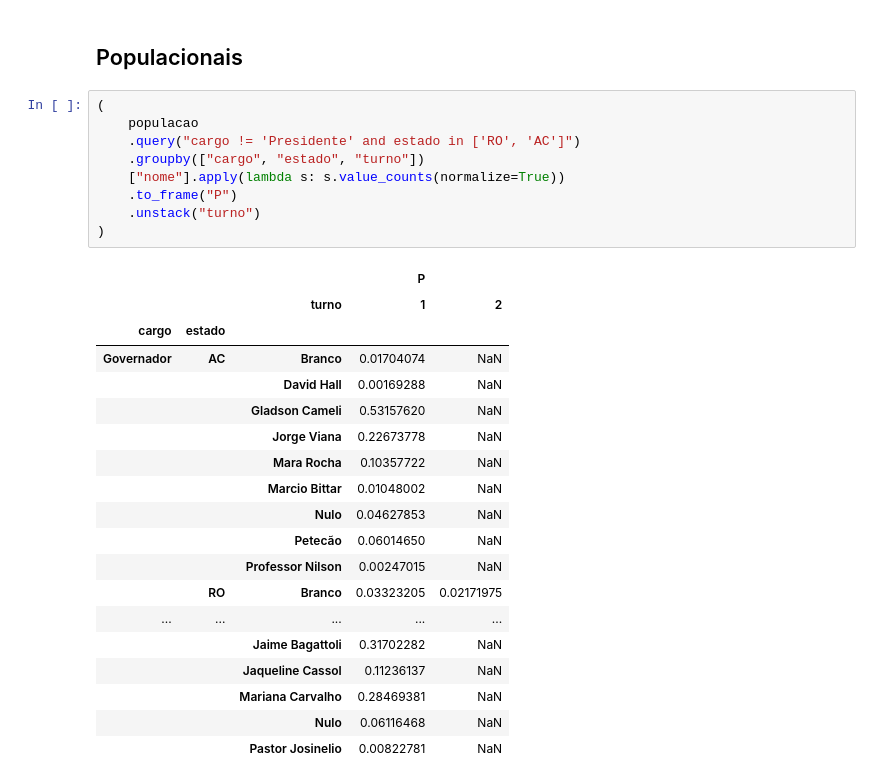
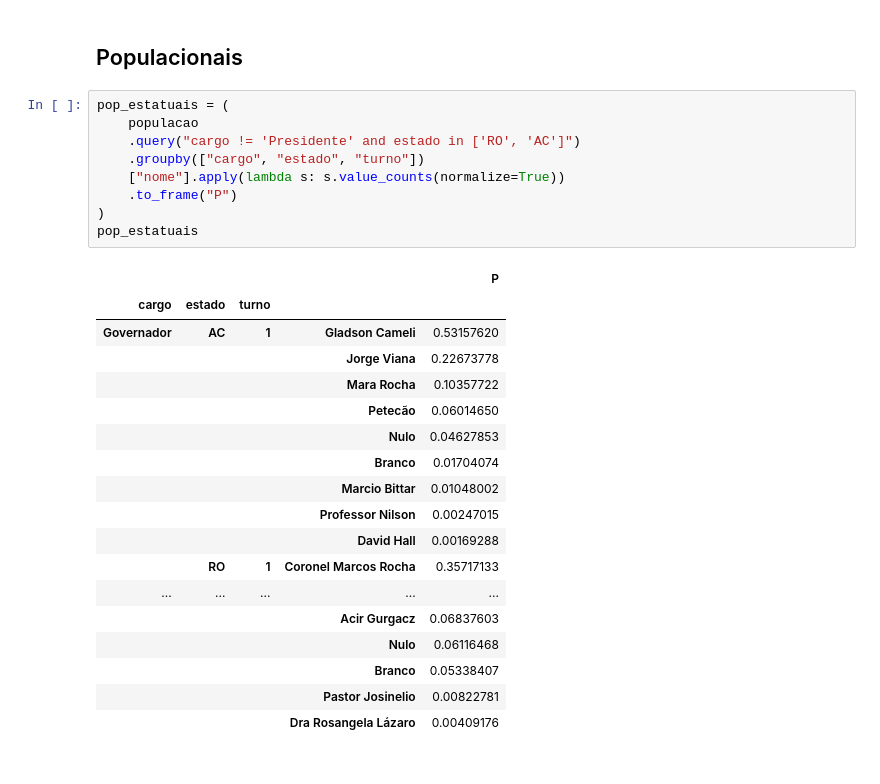
Before and after one commit to alinespereira/Pesquisa-Eleitoral---SME0807-2025S1-, a Jupyter notebook: proporcoes.ipynb, the cells around one changed output. Drawn from its saved outputs; the diff is of its cells as text.

```diff
--- a/proporcoes.ipynb
+++ b/proporcoes.ipynb
@@ -284,32 +291,31 @@ peso_estrato = (
 # %% [markdown]
 ## Populacionais
 # %%
-(
+pop_estatuais = (
     populacao
     .query("cargo != 'Presidente' and estado in ['RO', 'AC']")
     .groupby(["cargo", "estado", "turno"])
     ["nome"].apply(lambda s: s.value_counts(normalize=True))
     .to_frame("P")
-    .unstack("turno")
 )
+pop_estatuais
 # %% [output]
-|  |  |  | P |  |
-|  |  | turno | 1 | 2 |
-| cargo | estado |  |  |  |
-| Governador | AC | Branco | 0.01704074 | NaN |
-|  |  | David Hall | 0.00169288 | NaN |
-|  |  | Gladson Cameli | 0.53157620 | NaN |
-|  |  | Jorge Viana | 0.22673778 | NaN |
-|  |  | Mara Rocha | 0.10357722 | NaN |
-|  |  | Marcio Bittar | 0.01048002 | NaN |
-|  |  | Nulo | 0.04627853 | NaN |
-|  |  | Petecão | 0.06014650 | NaN |
-|  |  | Professor Nilson | 0.00247015 | NaN |
-|  | RO | Branco | 0.03323205 | 0.02171975 |
+|  |  |  |  | P |
+| cargo | estado | turno |  |  |
+| Governador | AC | 1 | Gladson Cameli | 0.53157620 |
+|  |  |  | Jorge Viana | 0.22673778 |
+|  |  |  | Mara Rocha | 0.10357722 |
+|  |  |  | Petecão | 0.06014650 |
+|  |  |  | Nulo | 0.04627853 |
+|  |  |  | Branco | 0.01704074 |
+|  |  |  | Marcio Bittar | 0.01048002 |
+|  |  |  | Professor Nilson | 0.00247015 |
+|  |  |  | David Hall | 0.00169288 |
+|  | RO | 1 | Coronel Marcos Rocha | 0.35717133 |
 | ... | ... | ... | ... | ... |
-|  |  | Jaime Bagattoli | 0.31702282 | NaN |
-|  |  | Jaqueline Cassol | 0.11236137 | NaN |
-|  |  | Mariana Carvalho | 0.28469381 | NaN |
-|  |  | Nulo | 0.06116468 | NaN |
-|  |  | Pastor Josinelio | 0.00822781 | NaN |
+|  |  |  | Acir Gurgacz | 0.06837603 |
+|  |  |  | Nulo | 0.06116468 |
+|  |  |  | Branco | 0.05338407 |
+|  |  |  | Pastor Josinelio | 0.00822781 |
+|  |  |  | Dra Rosangela Lázaro | 0.00409176 |
 # %%
```
Also changed, not shown: parts of 8 cells of this notebook, 9 other files.
